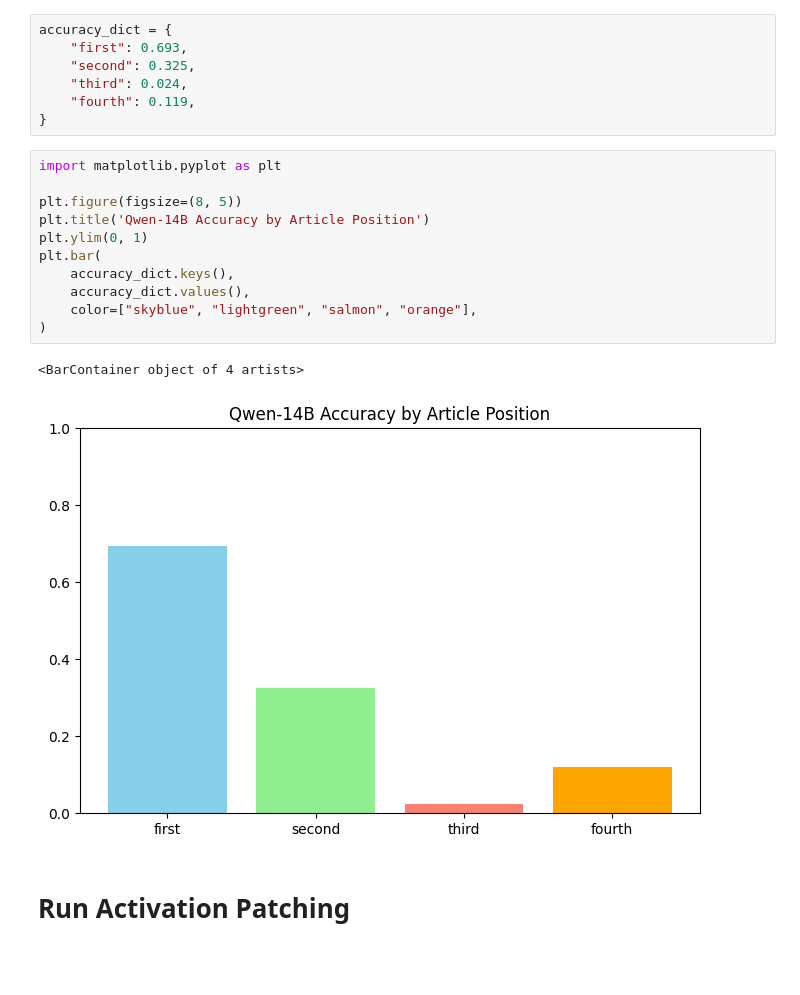
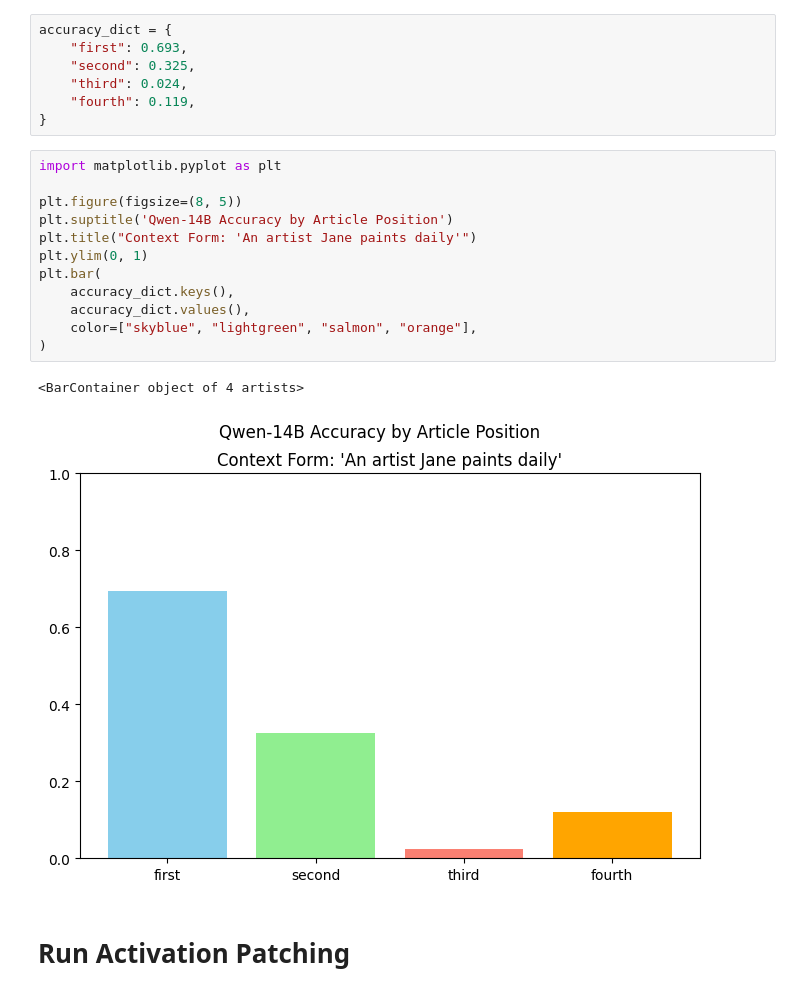
Before and after one commit to giordanorogers/mechinterp, a Jupyter notebook: ordering/demo.ipynb, the cells around one changed output. Cells and saved outputs as stored; diff of their text form; blank space fills up the shorter version.

```diff
--- a/ordering/demo.ipynb
+++ b/ordering/demo.ipynb
@@ -227,17 +480,18 @@ accuracy_dict = {
 # %%
 import matplotlib.pyplot as plt
 
 plt.figure(figsize=(8, 5))
-plt.title('Qwen-14B Accuracy by Article Position')
+plt.suptitle('Qwen-14B Accuracy by Article Position')
+plt.title("Context Form: 'An artist Jane paints daily'")
 plt.ylim(0, 1)
 plt.bar(
     accuracy_dict.keys(),
     accuracy_dict.values(),
     color=["skyblue", "lightgreen", "salmon", "orange"],
 )
 # %% [output]
 <BarContainer object of 4 artists>
-[figure, old version]
+[figure, new version]
 # %% [markdown]
 # Run Activation Patching
 # %%
```
Also changed, not shown: parts of 14 cells of this notebook, 8 other files.
